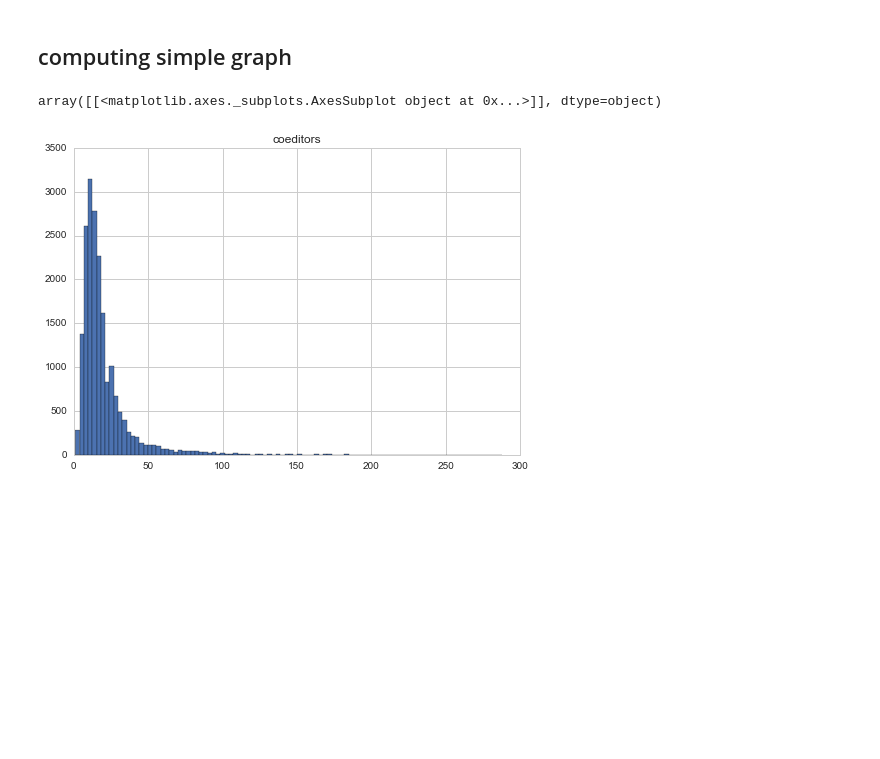
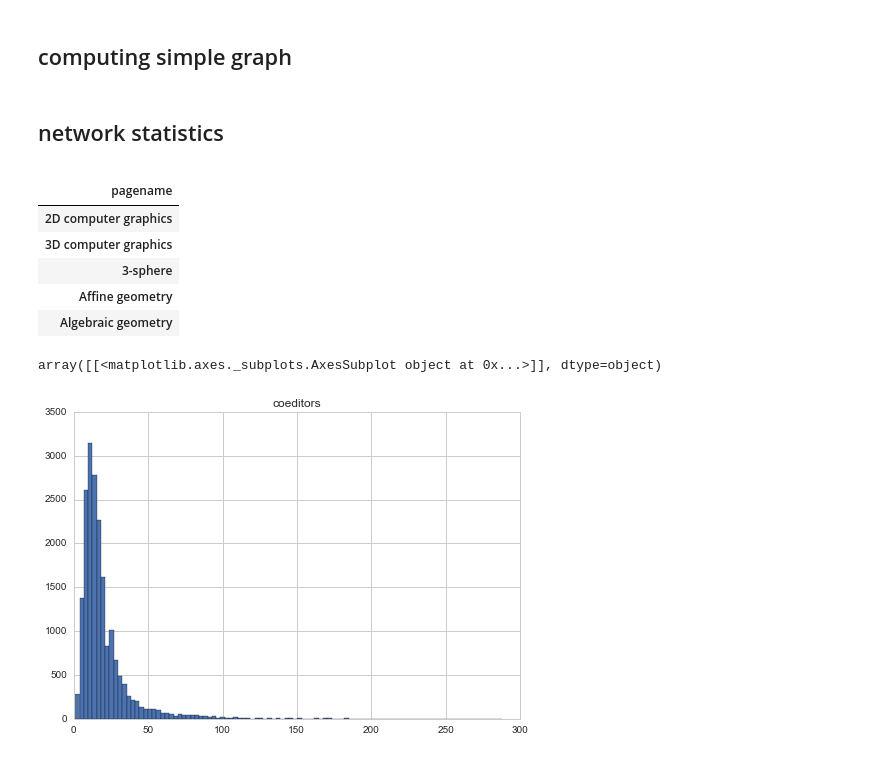
Before and after one commit to WeKeyPedia/notebooks, a Jupyter notebook: geometry - page-editors bipartite graph.ipynb, the cells around one changed output. Cells and saved outputs as stored; diff of their text form; code cells hidden in the pictures; blank space fills up the shorter version.

```diff
--- a/geometry - page-editors bipartite graph.ipynb
+++ b/geometry - page-editors bipartite graph.ipynb
@@ -67,6 +67,20 @@ for pu, u in editors.iteritems():
             i += 1
 # %%
 nx.write_gexf(page_graph, "data/wikipedia-geometry/pages-linked-by-coeditors.gexf")
+# %% [markdown]
+## network statistics
+# %%
+network_df = pd.DataFrame(index=table.index)
+
+network_df.head()
+# %% [output]
+|  |
+| pagename |
+| 2D computer graphics |
+| 3D computer graphics |
+| 3-sphere |
+| Affine geometry |
+| Algebraic geometry |
 # %%
 df.hist("coeditors", bins=100)
 # %% [output]
```
Also changed, not shown: parts of 5 cells of this notebook, 2 other files.
